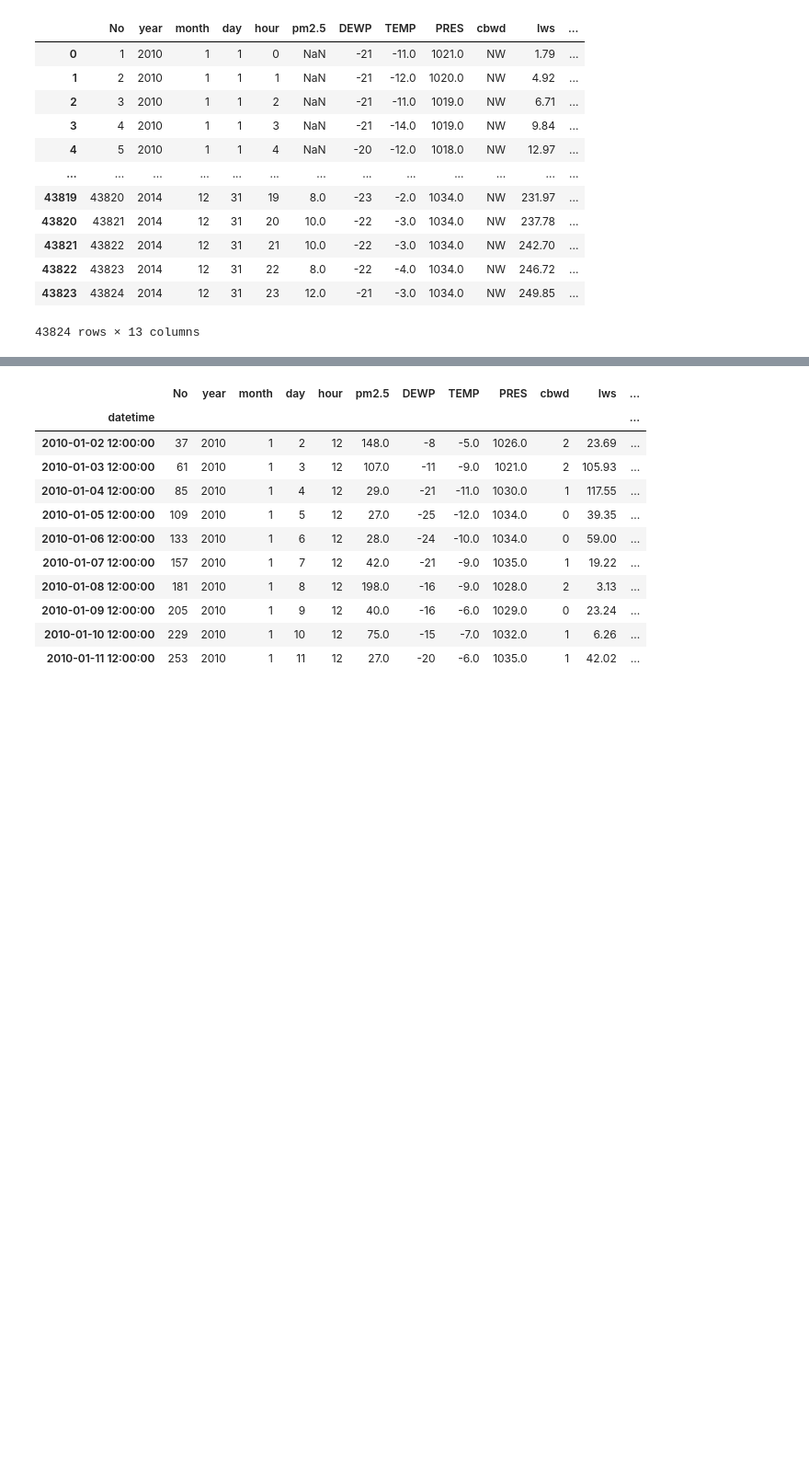
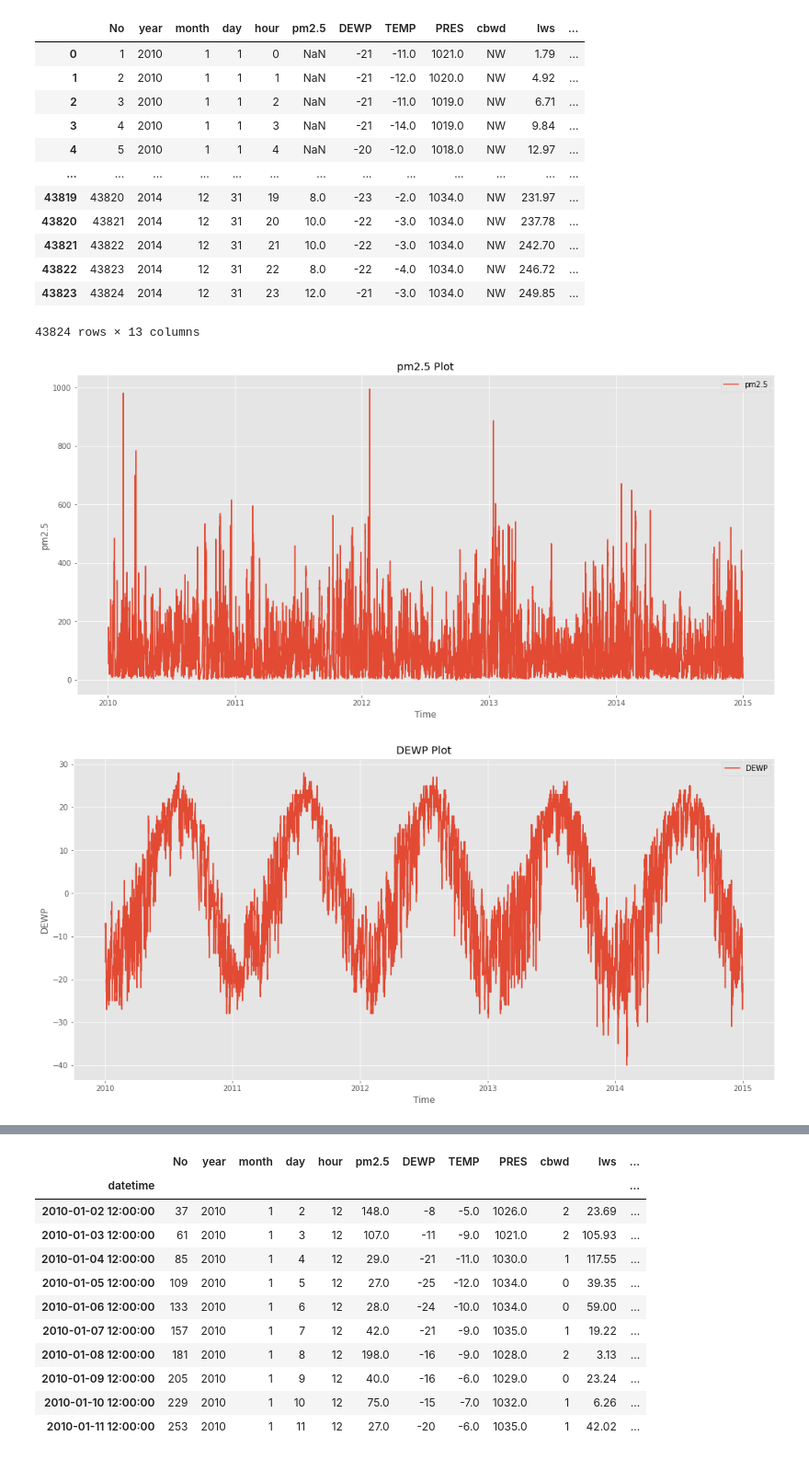
Before and after one commit to tuanio/pollution_prediction, a Jupyter notebook: Exploration Data.ipynb, the cells around one changed output, grey strips where cells are left out. Shown at 92% size. Cells and saved outputs as stored; diff of their text form; code cells hidden in the pictures; blank space fills up the shorter version.

```diff
--- a/Exploration Data.ipynb
+++ b/Exploration Data.ipynb
@@ -40,0 +49,6 @@ feature_cols = ['pm2.5', 'DEWP', 'TEMP', 'Iws']
+# %%
+for i in feature_cols:
+    make(df, i)
+# %% [output]
+[figure, added]
+[figure, added]
```
Also changed, not shown: parts of 7 cells of this notebook, 1 other file.
